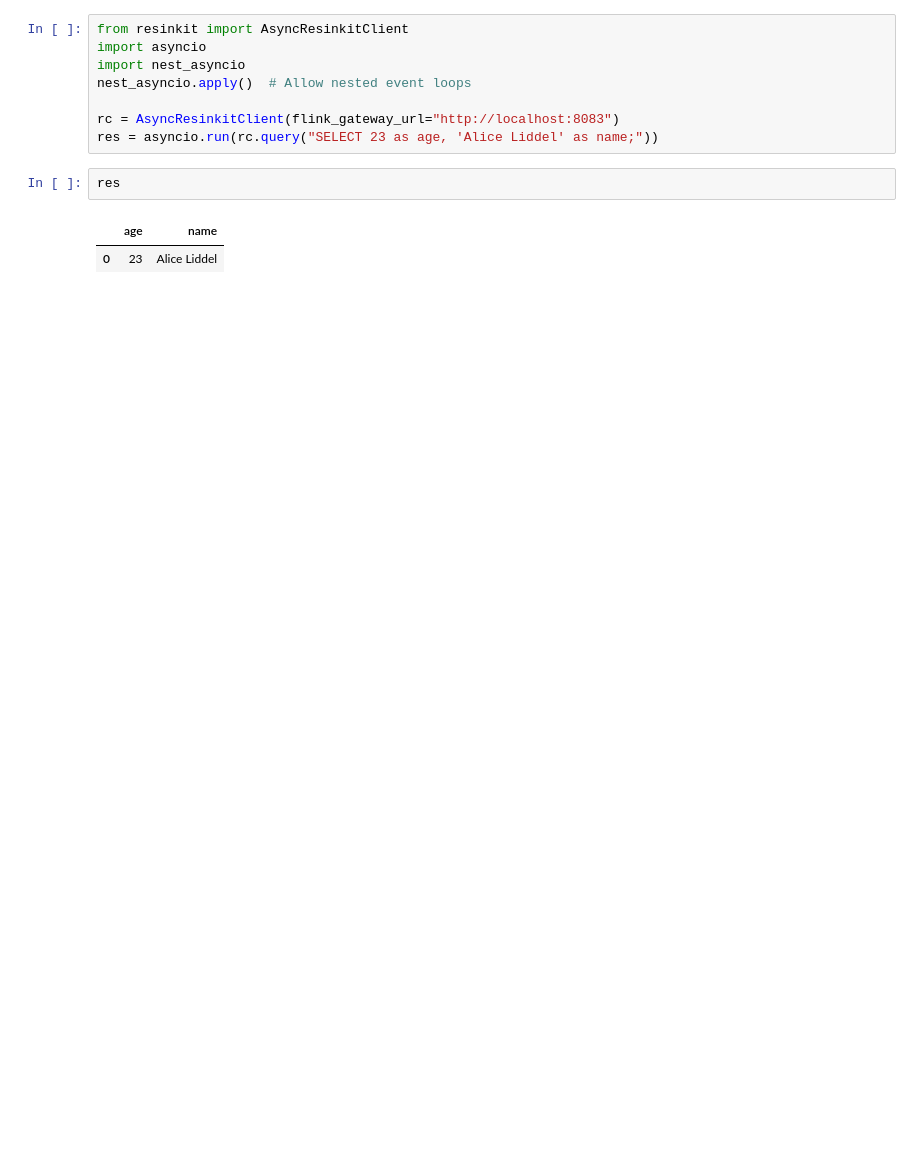
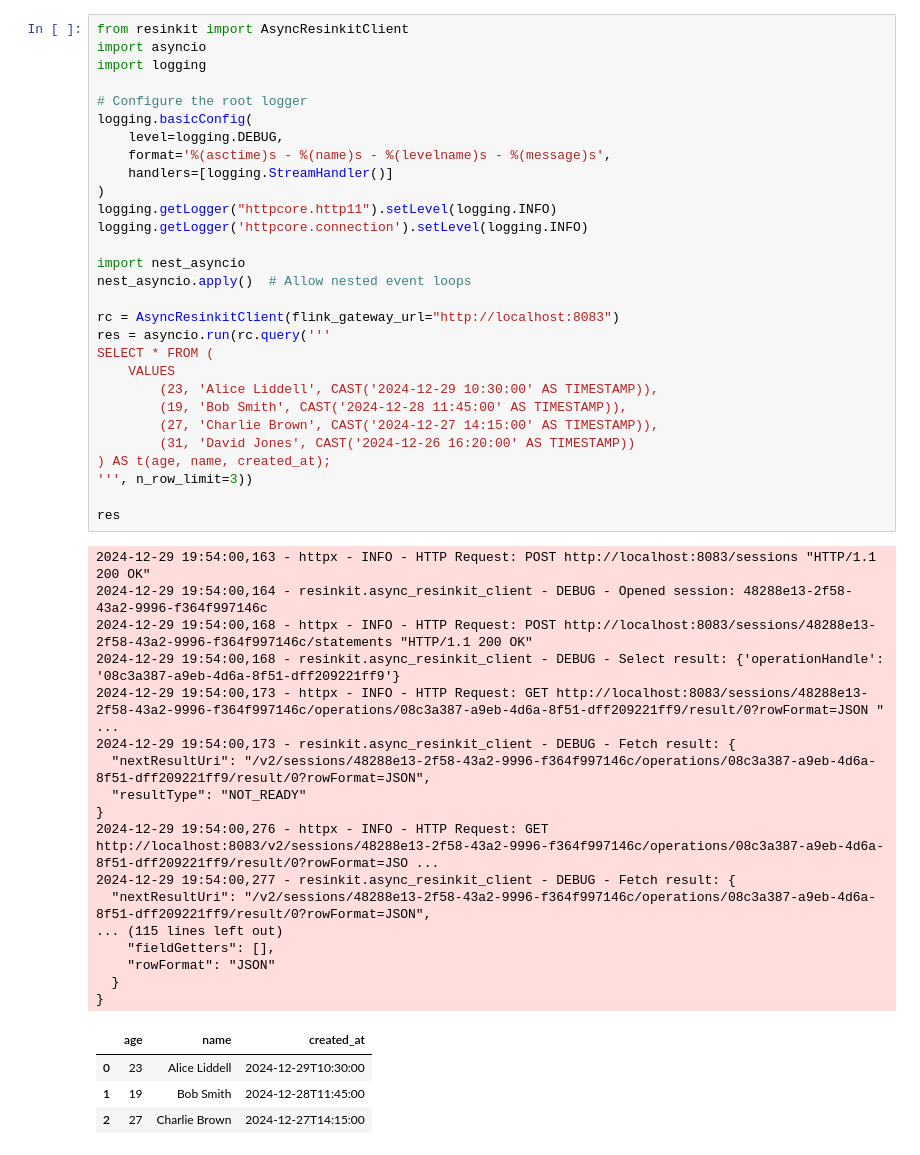
Before and after one commit to resink-ai/resinkit-sdk-python, a Jupyter notebook: sample_notebooks/quick_start.ipynb, the cells around one changed output. Cells and saved outputs as stored; diff of their text form; blank space fills up the shorter version.

Commit message:
12.29 Implement multiple query

```diff
--- a/sample_notebooks/quick_start.ipynb
+++ b/sample_notebooks/quick_start.ipynb
@@ -1,13 +1,51 @@
 # %%
 from resinkit import AsyncResinkitClient
 import asyncio
+import logging
+
+# Configure the root logger
+logging.basicConfig(
+    level=logging.DEBUG,
+    format='%(asctime)s - %(name)s - %(levelname)s - %(message)s',
+    handlers=[logging.StreamHandler()]
+)
+logging.getLogger("httpcore.http11").setLevel(logging.INFO)
+logging.getLogger('httpcore.connection').setLevel(logging.INFO)
+
 import nest_asyncio
 nest_asyncio.apply()  # Allow nested event loops
 
 rc = AsyncResinkitClient(flink_gateway_url="http://localhost:8083")
-res = asyncio.run(rc.query("SELECT 23 as age, 'Alice Liddel' as name;"))
+res = asyncio.run(rc.query('''
+SELECT * FROM (
+    VALUES
+        (23, 'Alice Liddell', CAST('2024-12-29 10:30:00' AS TIMESTAMP)),
+        (19, 'Bob Smith', CAST('2024-12-28 11:45:00' AS TIMESTAMP)),
+        (27, 'Charlie Brown', CAST('2024-12-27 14:15:00' AS TIMESTAMP)),
+        (31, 'David Jones', CAST('2024-12-26 16:20:00' AS TIMESTAMP))
+) AS t(age, name, created_at);
+''', n_row_limit=3))
+
+res
+# %% [output]
+2024-12-29 19:54:00,163 - httpx - INFO - HTTP Request: POST http://localhost:8083/sessions "HTTP/1.1 200 OK"
+2024-12-29 19:54:00,164 - resinkit.async_resinkit_client - DEBUG - Opened session: 48288e13-2f58-43a2-9996-f364f997146c
+2024-12-29 19:54:00,168 - httpx - INFO - HTTP Request: POST http://localhost:8083/sessions/48288e13-2f58-43a2-9996-f364f997146c/statements "HTTP/1.1 200 OK"
+2024-12-29 19:54:00,168 - resinkit.async_resinkit_client - DEBUG - Select result: {'operationHandle': '08c3a387-a9eb-4d6a-8f51-dff209221ff9'}
+2024-12-29 19:54:00,173 - httpx - INFO - HTTP Request: GET http://localhost:8083/sessions/48288e13-2f58-43a2-9996-f364f997146c/operations/08c3a387-a9eb-4d6a-8f51-dff209221ff9/result/0?rowFormat=JSON " ...
+2024-12-29 19:54:00,173 - resinkit.async_resinkit_client - DEBUG - Fetch result: {
+  "nextResultUri": "/v2/sessions/48288e13-2f58-43a2-9996-f364f997146c/operations/08c3a387-a9eb-4d6a-8f51-dff209221ff9/result/0?rowFormat=JSON",
+  "resultType": "NOT_READY"
+}
+2024-12-29 19:54:00,276 - httpx - INFO - HTTP Request: GET http://localhost:8083/v2/sessions/48288e13-2f58-43a2-9996-f364f997146c/operations/08c3a387-a9eb-4d6a-8f51-dff209221ff9/result/0?rowFormat=JSO ...
+2024-12-29 19:54:00,277 - resinkit.async_resinkit_client - DEBUG - Fetch result: {
+  "nextResultUri": "/v2/sessions/48288e13-2f58-43a2-9996-f364f997146c/operations/08c3a387-a9eb-4d6a-8f51-dff209221ff9/result/0?rowFormat=JSON",
+... (115 lines left out)
+    "fieldGetters": [],
+    "rowFormat": "JSON"
+  }
+}
+|  | age | name | created_at |
+| 0 | 23 | Alice Liddell | 2024-12-29T10:30:00 |
+| 1 | 19 | Bob Smith | 2024-12-28T11:45:00 |
+| 2 | 27 | Charlie Brown | 2024-12-27T14:15:00 |
-# %%
-res
-# %% [output]
-|  | age | name |
-| 0 | 23 | Alice Liddel |
```
Also changed, not shown: parts of 2 cells of this notebook, 5 other files.
